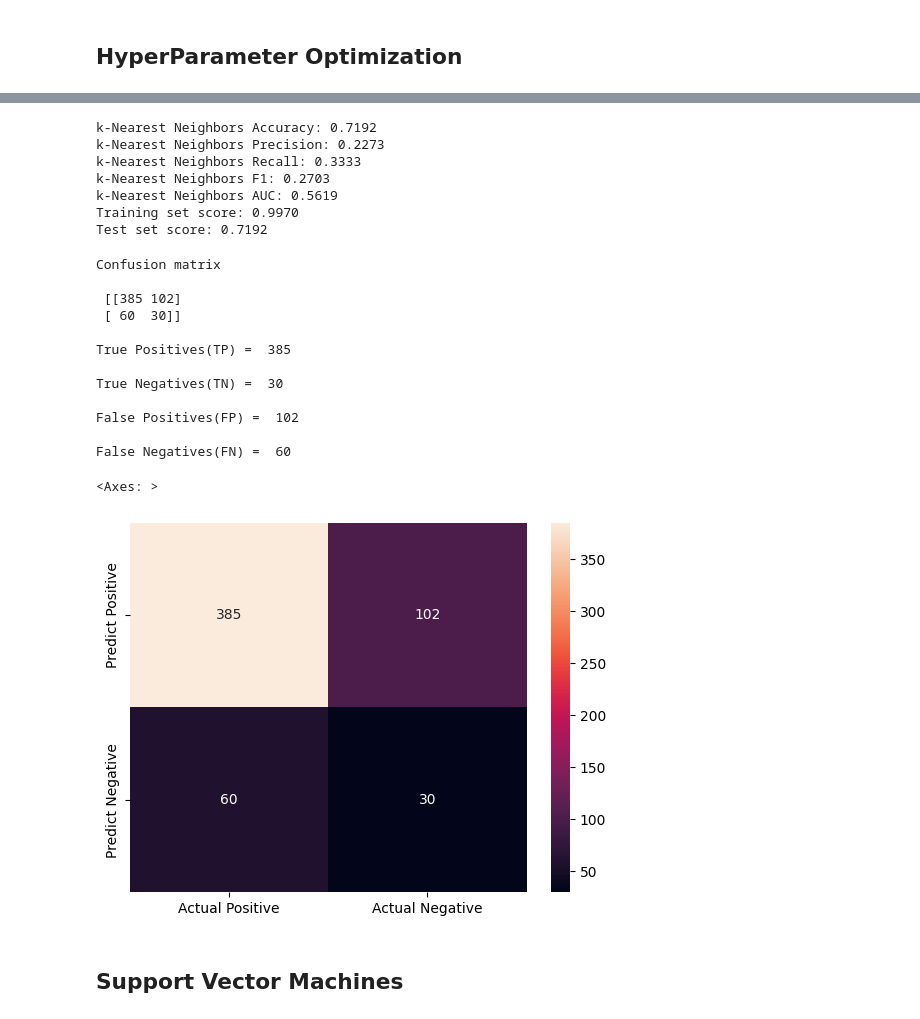
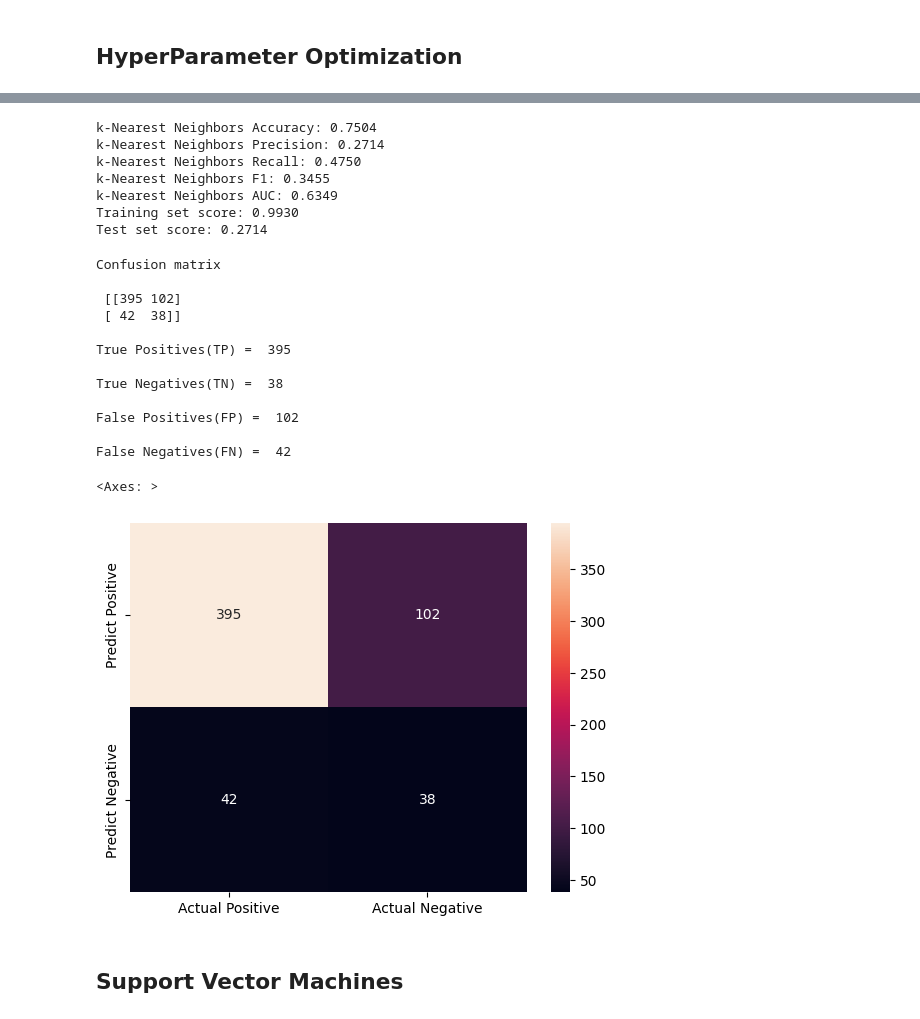
Before and after one commit to Ronan-Daliuag/Determining-Leads, a Jupyter notebook: Padrejuan-Model-Training.ipynb, the cells around one changed output, grey strips where cells are left out. Cells and saved outputs as stored; diff of their text form; code cells hidden in the pictures.

Commit message:
Simplified SVM hyperparameter. Improved metrics on algorithms. Now basing on precision

```diff
--- a/Padrejuan-Model-Training.ipynb
+++ b/Padrejuan-Model-Training.ipynb
@@ -320,10 +336,10 @@ parameters = {
 }
 grid_search = GridSearchCV(estimator = dt,
                            param_grid = parameters,
-                           scoring = 'recall',
+                           scoring = 'precision',
                            cv = 5,
                            verbose=0)
-grid_search.fit(tree_X_train, tree_y_train)
+grid_search.fit(X_train, y_train)
 # %% [output]
 GridSearchCV(cv=5, estimator=DecisionTreeClassifier(),
              param_grid={'criterion': ['gini', 'entropy'],
@@ -406,7 +427,7 @@ knn = KNeighborsClassifier()
 # %% [markdown]
 ## HyperParameter Optimization
 # %%
-def compute_optimal_n_neighbors(X, y, n_neighbors_range, cv=5, scoring='recall'):
+def compute_optimal_n_neighbors(X, y, n_neighbors_range, cv=5, scoring='precision'):
     mean_scores = []
     for n_neighbors in n_neighbors_range:
         knn = KNeighborsClassifier(n_neighbors=n_neighbors)
@@ -423,5 +444,4 @@ Mean cross-validation scores: [0.988695652173913, 0.9452173913043479, 0.88782608
 # %%
-from sklearn.datasets import load_iris
 # Define the parameter grid to search
 parameters = {
     'n_neighbors': [optimal_n_neighbors],  # Number of neighbors to consider
@@ -430,7 +450,7 @@ parameters = {
 }
 grid_search = GridSearchCV(estimator = knn,
                            param_grid = parameters,
-                           scoring = 'recall',
+                           scoring = 'precision',
                            cv = 5,
                            verbose=0)
 grid_search.fit(X_train, y_train)
@@ -461,52 +481,57 @@ GridSearch CV score on test set: 0.3333
 # %%
 knn = grid_search.best_estimator_
-knn_pred = knn.predict(X_test)
-knn_acc = accuracy_score(y_test, knn_pred)
-knn_prec = precision_score(y_test, knn_pred)
-knn_rec = recall_score(y_test, knn_pred)
-knn_f1 = f1_score(y_test, knn_pred)
-knn_auc = roc_auc_score(y_test, knn_pred)
+knn.fit(X_train,y_train)
+knn_pred_train = knn.predict(X_train)
+knn_pred_test = knn.predict(X_test)
+knn_acc = accuracy_score(y_test, knn_pred_test)
+knn_prec = precision_score(y_test, knn_pred_test)
+knn_rec = recall_score(y_test, knn_pred_test)
+knn_f1 = f1_score(y_test, knn_pred_test)
+knn_auc = roc_auc_score(y_test, knn_pred_test)
 print("k-Nearest Neighbors Accuracy: %.4f" % knn_acc)
 print("k-Nearest Neighbors Precision: %.4f" % knn_prec)
 print("k-Nearest Neighbors Recall: %.4f" % knn_rec)
 print("k-Nearest Neighbors F1: %.4f" % knn_f1)
 print("k-Nearest Neighbors AUC: %.4f" % knn_auc)
+
+knn_prec_train = precision_score(y_train, knn_pred_train)
+knn_prec_test = precision_score(y_test, knn_pred_test)
 # Check for overfitting
-print('Training set score: {:.4f}'.format(knn.score(X_train, y_train)))
-print('Test set score: {:.4f}'.format(knn.score(X_test, y_test)))
+print('Training set score: {:.4f}'.format(knn_prec_train))
+print('Test set score: {:.4f}'.format(knn_prec_test))
 # %% [output]
-k-Nearest Neighbors Accuracy: 0.7192
-k-Nearest Neighbors Precision: 0.2273
-k-Nearest Neighbors Recall: 0.3333
-k-Nearest Neighbors F1: 0.2703
-k-Nearest Neighbors AUC: 0.5619
-Training set score: 0.9970
-Test set score: 0.7192
+k-Nearest Neighbors Accuracy: 0.7504
+k-Nearest Neighbors Precision: 0.2714
+k-Nearest Neighbors Recall: 0.4750
+k-Nearest Neighbors F1: 0.3455
+k-Nearest Neighbors AUC: 0.6349
+Training set score: 0.9930
+Test set score: 0.2714
 # %%
-knn_cm = confusion_matrix(y_test, knn_pred)
+knn_cm = confusion_matrix(y_test, knn_pred_test)
 print('Confusion matrix\n\n', knn_cm)
 print('\nTrue Positives(TP) = ', knn_cm[0,0])
 print('\nTrue Negatives(TN) = ', knn_cm[1,1])
 print('\nFalse Positives(FP) = ', knn_cm[0,1])
 print('\nFalse Negatives(FN) = ', knn_cm[1,0])
 cm_matrix = pd.DataFrame(data=knn_cm, columns=['Actual Positive', 'Actual Negative'],
                                  index=['Predict Positive', 'Predict Negative'])
 sns.heatmap(cm_matrix, annot=True, fmt='d')
 # %% [output]
 Confusion matrix
 
- [[385 102]
- [ 60  30]]
+ [[395 102]
+ [ 42  38]]
 
-True Positives(TP) =  385
+True Positives(TP) =  395
 
-True Negatives(TN) =  30
+True Negatives(TN) =  38
 
 False Positives(FP) =  102
 
-False Negatives(FN) =  60
+False Negatives(FN) =  42
 <Axes: >
-[figure, old version]
+[figure, new version]
 # %% [markdown]
 ## Support Vector Machines
 # %%
```
Also changed, not shown: parts of 26 cells of this notebook, 1 other file.
